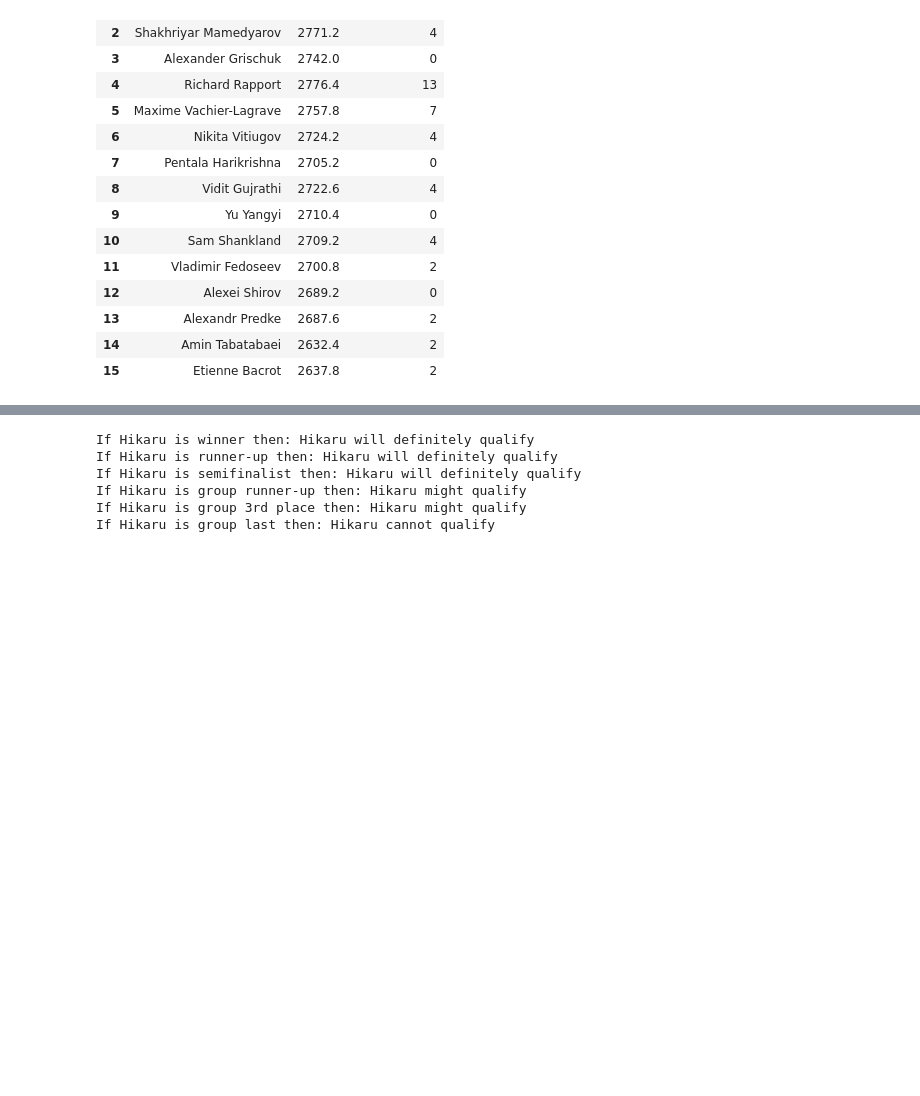
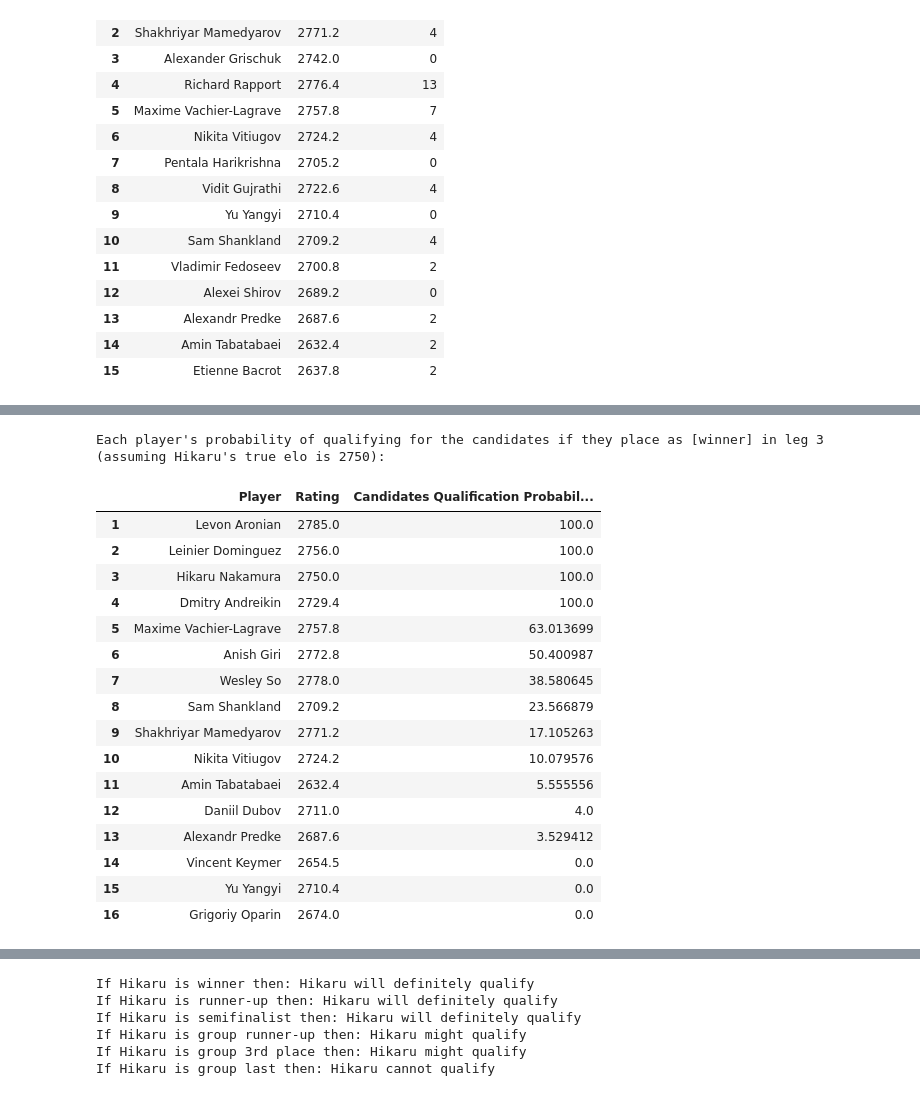
Before and after one commit to mureytasroc/grand-prix-analysis, a Jupyter notebook: grand_prix_analysis.ipynb, the cells around one changed output, grey strips where cells are left out. Cells and saved outputs as stored; diff of their text form; code cells hidden in the pictures; blank space fills up the shorter version.

Commit message:
Add place conditional probabilities

```diff
--- a/grand_prix_analysis.ipynb
+++ b/grand_prix_analysis.ipynb
@@ -433 +431,63 @@ Each player's probability of qualifying for the candidates (assuming Hikaru's tr
 | 25 | Alexei Shirov | 2689.2 | 0.00 |
+# %%
+# Probability of qualifying for the candidates
+# if placed in a given tier
+
+cand_prob_col = "Candidates Qualification Probability (%)"
+
+
+def prob_qualifies_given_tier(tier):
+    prob_final = None
+    place_points = tier_to_points[tier]
+    for _ in range(MONTE_CARLO_ROUNDS):
+        sim = sim_grand_prix()
+        if prob_final is None:
+            prob_final = sim.copy(deep=True)
+            prob_final[cand_prob_col] = 0
+            prob_final["total_num_place"] = 0
+        sim.loc[:3, "num_qualified"] = sim.loc[:3, "Leg 3 Points"] == place_points
+        sim.loc[3:, "num_qualified"] = 0
+        sim["num_place"] = sim["Leg 3 Points"] == place_points
+        new_prob_final = pd.merge(prob_final, sim, on=["Player", "Rating"], how="inner")
+        new_prob_final[cand_prob_col] += new_prob_final["num_qualified"]
+        new_prob_final["total_num_place"] += new_prob_final["num_place"]
+        prob_final = new_prob_final[["Player", "Rating", cand_prob_col, "total_num_place"]].copy(
+            deep=True
+        )
+
+    can_div = prob_final["total_num_place"] > 0
+    prob_final.loc[can_div, cand_prob_col] /= prob_final.loc[can_div, "total_num_place"] / 100
+    prob_final.loc[~can_div, cand_prob_col] = np.nan
+    prob_final.drop(columns=["total_num_place"], inplace=True)
+    prob_final = prob_final[prob_final["Player"].isin(leg3_players)]
+    prob_final = prob_final.sort_values(by=cand_prob_col, ascending=False).reset_index(drop=True)
+    prob_final.index = prob_final.index + 1
+
+    print(
+        "Each player's probability of qualifying for the candidates "
+        f"if they place as [{tier}] in leg 3\n"
+        f"(assuming Hikaru's true elo is {name_to_rating[hikaru]}):"
+    )
+    return prob_final
+# %%
+prob_qualifies_given_tier("winner")
+# %% [output]
+Each player's probability of qualifying for the candidates if they place as [winner] in leg 3
+(assuming Hikaru's true elo is 2750):
+|  | Player | Rating | Candidates Qualification Probabil... |
+| 1 | Levon Aronian | 2785.0 | 100.0 |
+| 2 | Leinier Dominguez | 2756.0 | 100.0 |
+| 3 | Hikaru Nakamura | 2750.0 | 100.0 |
+| 4 | Dmitry Andreikin | 2729.4 | 100.0 |
+| 5 | Maxime Vachier-Lagrave | 2757.8 | 63.013699 |
+| 6 | Anish Giri | 2772.8 | 50.400987 |
+| 7 | Wesley So | 2778.0 | 38.580645 |
+| 8 | Sam Shankland | 2709.2 | 23.566879 |
+| 9 | Shakhriyar Mamedyarov | 2771.2 | 17.105263 |
+| 10 | Nikita Vitiugov | 2724.2 | 10.079576 |
+| 11 | Amin Tabatabaei | 2632.4 | 5.555556 |
+| 12 | Daniil Dubov | 2711.0 | 4.0 |
+| 13 | Alexandr Predke | 2687.6 | 3.529412 |
+| 14 | Vincent Keymer | 2654.5 | 0.0 |
+| 15 | Yu Yangyi | 2710.4 | 0.0 |
+| 16 | Grigoriy Oparin | 2674.0 | 0.0 |
```
Also changed, not shown: parts of 13 cells of this notebook, 1 other file.
